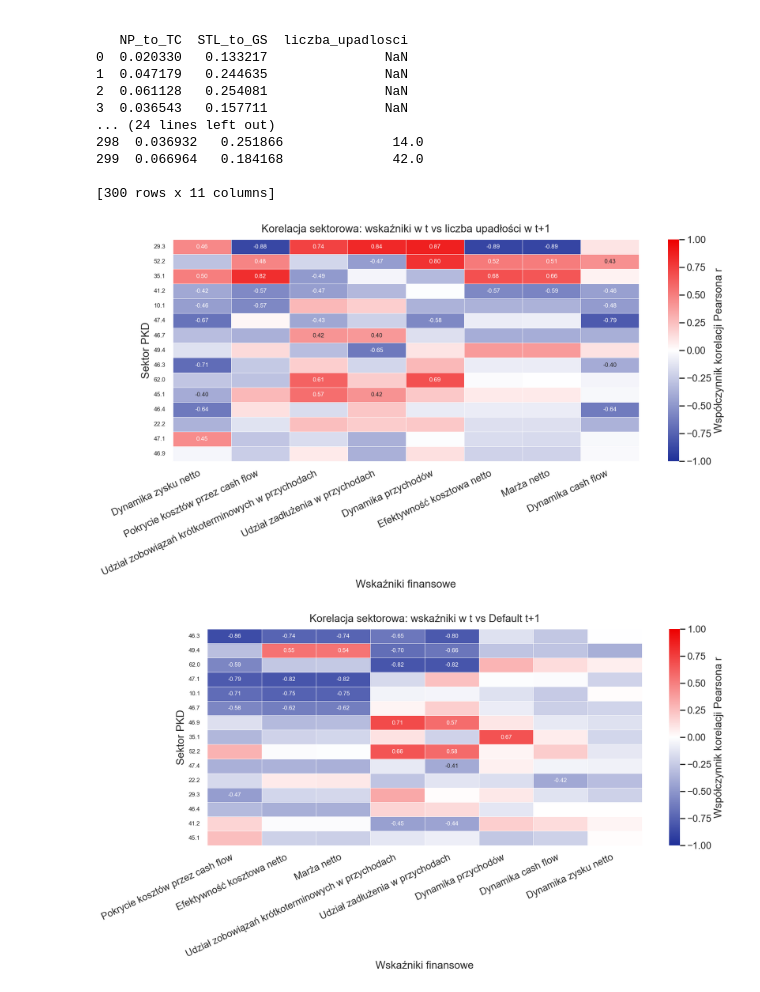
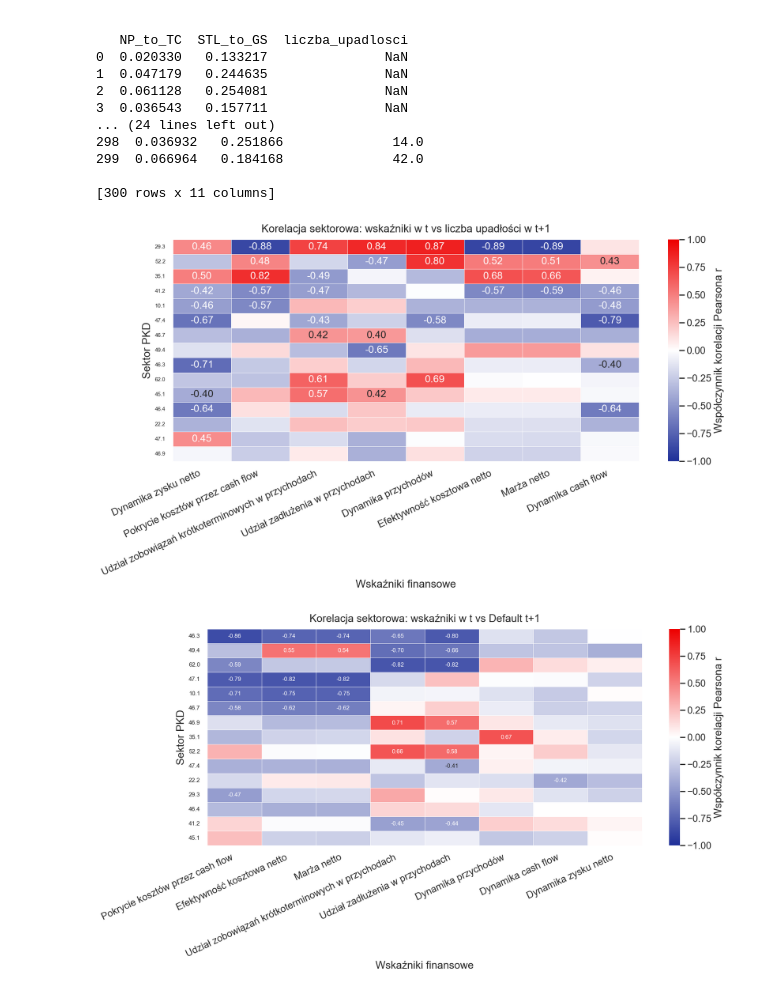
Before and after one commit to Radzi000/Hacknation2025, a Jupyter notebook: szajs_dla_korelackji_z_defaultami.ipynb, the cells around one changed output. Cells and saved outputs as stored; diff of their text form; code cells hidden in the pictures.

```diff
--- a/szajs_dla_korelackji_z_defaultami.ipynb
+++ b/szajs_dla_korelackji_z_defaultami.ipynb
@@ -199,36 +199,36 @@ sns.set_theme(style="white", context="talk")
 
 fig, ax = plt.subplots(figsize=(16, 9), dpi=120)
 
 sns.heatmap(
     corr_plot_full,
     mask=mask,
     annot=annot_mat,
     fmt="",
     cmap=blue_white_red,
     center=0,
     vmin=-1, vmax=1,
     linewidths=0.6,
     linecolor="white",
     cbar_kws={"label": "Współczynnik korelacji Pearsona r"},
-    annot_kws={"size": 10},
+    annot_kws={"size": 17},
     ax=ax
 )
 
 ax.set_title("Korelacja sektorowa: wskaźniki w t vs liczba upadłości w t+1", pad=12)
 ax.set_xlabel("Wskaźniki finansowe")
 ax.set_ylabel("Sektor PKD")
 
 plt.xticks(rotation=25, ha="right")
-plt.yticks(rotation=0, fontsize=10)
+plt.yticks(rotation=0, fontsize=9)
 
 plt.tight_layout()
 plt.savefig(
     "corr_heatmap_upadlosci_t1_thresholded.png",
     dpi=300, bbox_inches="tight", facecolor="white"
 )
 plt.show()
 # %% [output]
-[figure, old version]
+[figure, new version]
 # %%
 import numpy as np
 import pandas as pd
```
Also changed, not shown: 1 other file.
